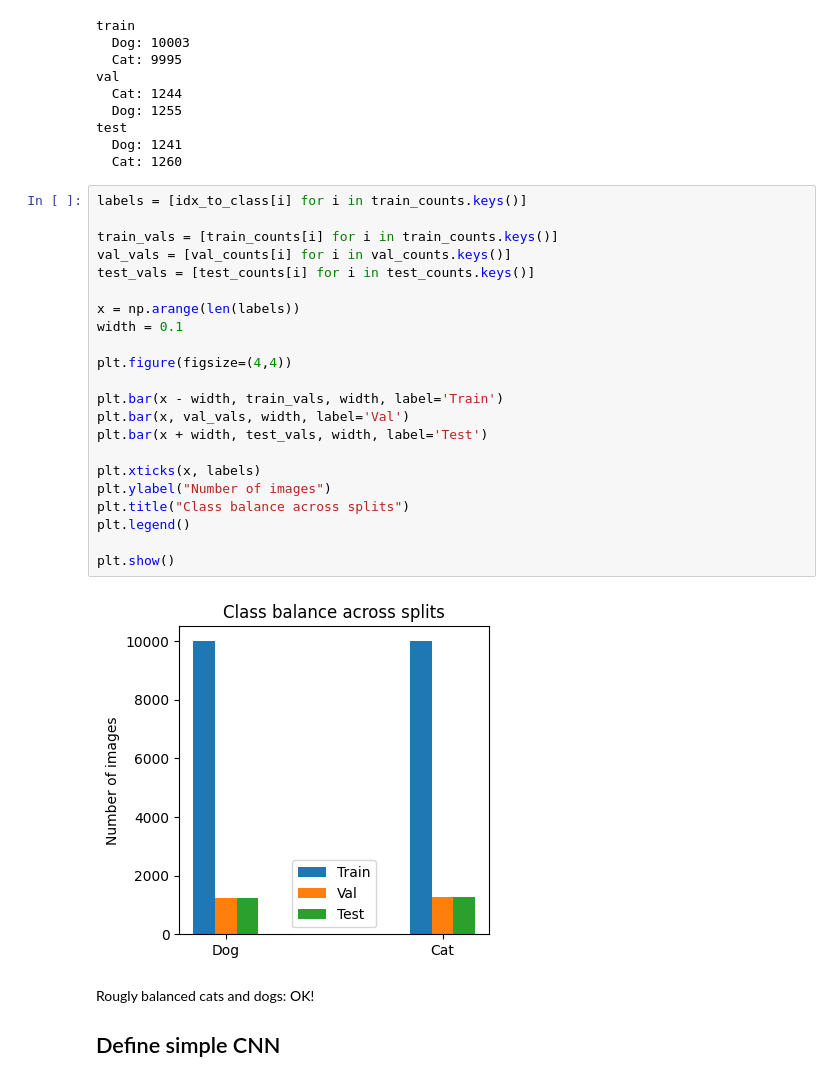
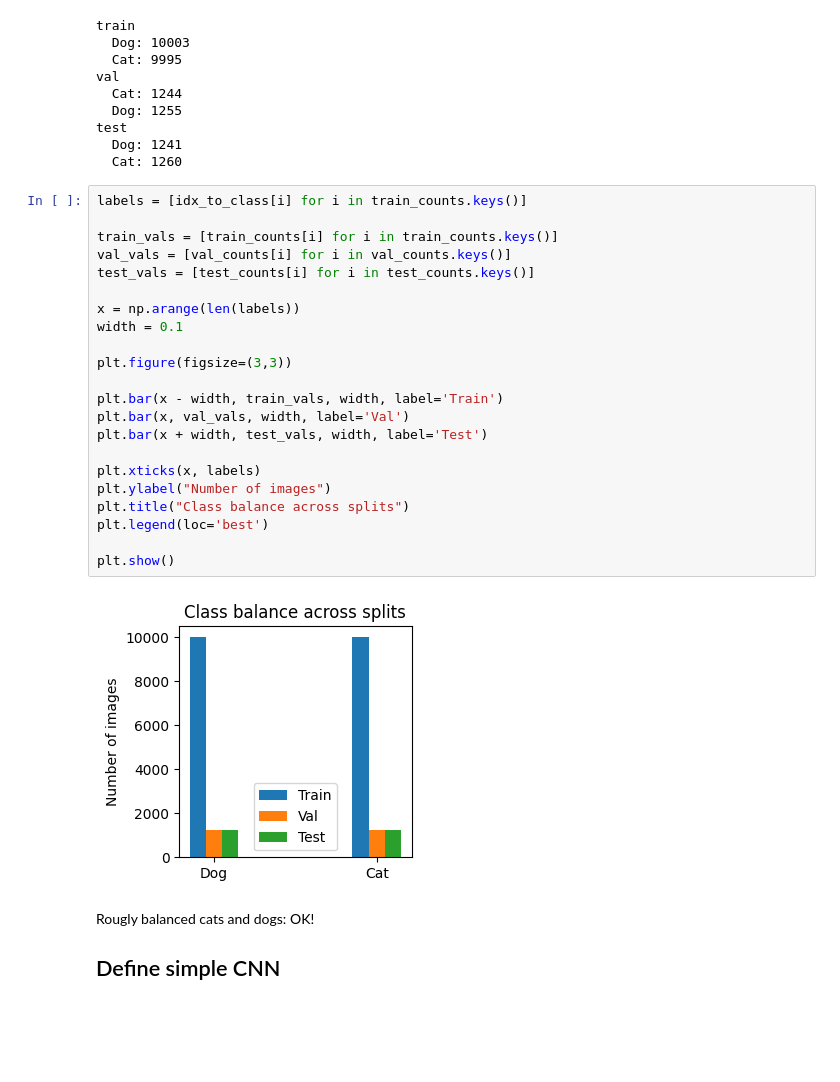
Before and after one commit to aadupuy/cats_vs_dogs, a Jupyter notebook: cats_vs_dogs.ipynb, the cells around one changed output. Drawn from its saved outputs; the diff is of its cells as text; blank space fills up the shorter version.

```diff
--- a/cats_vs_dogs.ipynb
+++ b/cats_vs_dogs.ipynb
@@ -156,27 +162,27 @@ test
 # %%
 labels = [idx_to_class[i] for i in train_counts.keys()]
 
 train_vals = [train_counts[i] for i in train_counts.keys()]
 val_vals = [val_counts[i] for i in val_counts.keys()]
 test_vals = [test_counts[i] for i in test_counts.keys()]
 
 x = np.arange(len(labels))
 width = 0.1
 
-plt.figure(figsize=(4,4))
+plt.figure(figsize=(3,3))
 
 plt.bar(x - width, train_vals, width, label='Train')
 plt.bar(x, val_vals, width, label='Val')
 plt.bar(x + width, test_vals, width, label='Test')
 
 plt.xticks(x, labels)
 plt.ylabel("Number of images")
 plt.title("Class balance across splits")
-plt.legend()
+plt.legend(loc='best')
 
 plt.show()
 # %% [output]
-[figure, old version]
+[figure, new version]
 # %% [markdown]
 Rougly balanced cats and dogs: OK!
 
```
Also changed, not shown: parts of 33 cells of this notebook, 2 other files.
